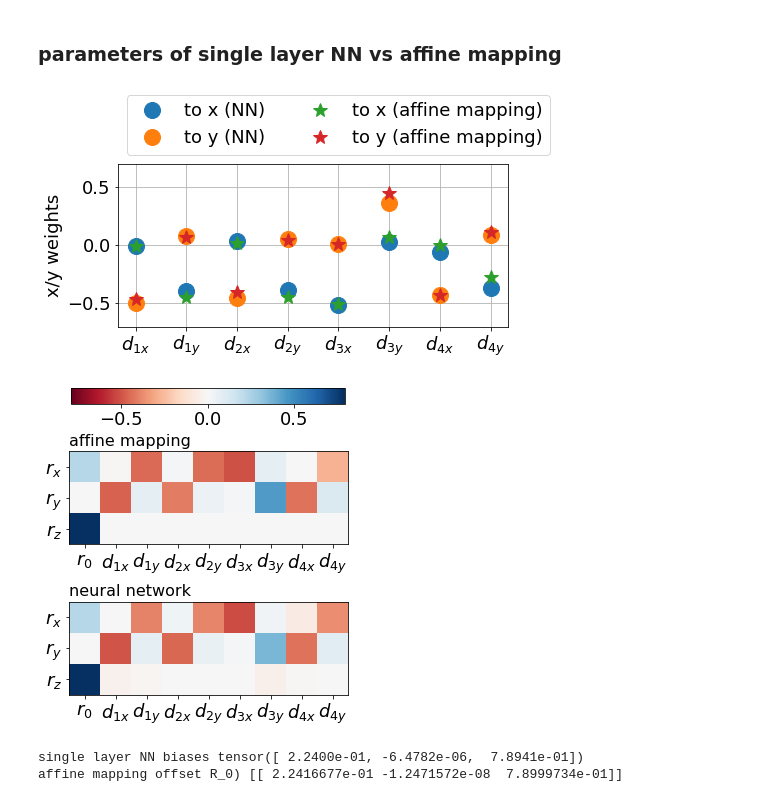
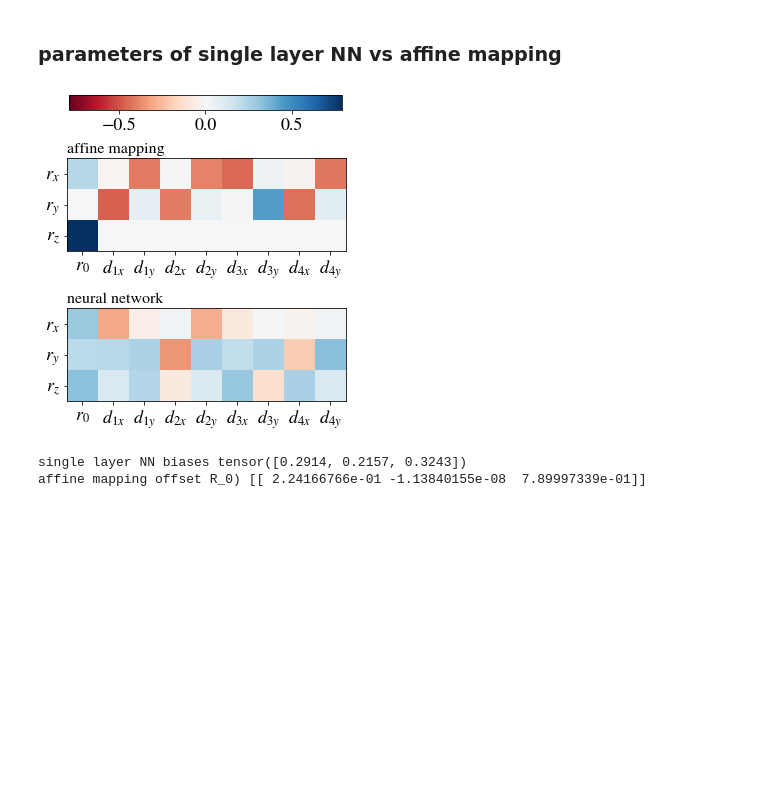
Before and after one commit to manvhah/multiarray_jasael, a Jupyter notebook: jasael.ipynb, the cells around one changed output. Saved outputs shown, nothing was run; the diff lists cells and outputs as text; code cells hidden in the pictures; blank space fills up the shorter version.

```diff
--- a/jasael.ipynb
+++ b/jasael.ipynb
@@ -681,10 +216,11 @@ LM_TRUNC = out_dim # automatically adjusted to 2 for one array
 ## LINEAR MAPPING FULL CASE
 #rcond = .01 # truncate singular vectors < .01 (normalized by maximum)
 
-B, R_0, U,sigma ,VH = generate_linear_transform_matrix(
+B, R_0, U,sigma ,VH = affine_transform(
     training_data.calib_doa.T,
     training_data.calib_xy[training_data.calib_id].T,
-    trunc = LM_TRUNC)
+    trunc = LM_TRUNC,
+)
 
 affine_predict = lambda doa: (R_0 + B @ doa.T).T
 
@@ -692,13 +228,17 @@ affine_predict = lambda doa: (R_0 + B @ doa.T).T
 fit = [affine_predict(training_data.calib_doa[training_data.calib_id==ii]) for ii in np.unique(training_data.calib_id)]
 reference = training_data.calib_xy[training_data.calib_id]
 print("MSE training: ", np.sum((np.vstack(fit)-reference)**2)/len(reference))
-show_localization(fit, label = 'affine mapping fit\nSVD truncated at {:.2f}'.format(LM_TRUNC))
+print('affine mapping fit\nSVD truncated at {:.2f}'.format(LM_TRUNC))
+label= [f'point {ii+1}' for ii in range(len(TRAINING_POINTS))]
+show_localization(fit, training_data, label=label ,title='(a) calibration fit', color_refs=True, lopts=dict(bbox_to_anchor=(1.2,1.2)))
 plt.savefig('./fig/'+tag+'_0_affine_reference_calib.pdf',bbox_inches='tight',pad_inches=0)
 
 # predict test data localizations
 predictions = [affine_predict(td.numpy()) for td in test_cases]
-opts = {'ylims':[-.8,2.8],'xlims':[-2.1,2.1]}
-show_localization(predictions, label= 'affine mapping prediction\nSVD truncated at {:.2f}'.format(LM_TRUNC),**opts)
+opts = {'ylims':[-.7,2.4],'xlims':[-2.1,2.1]}
+label= 'affine mapping prediction\nSVD truncated at {:.2f}'.format(LM_TRUNC)
+label = test_labels
+show_localization(predictions, training_data, label=label ,**opts,title = "4 arrays")
 plt.savefig('./fig/'+tag+'_0_affine_reference.pdf',bbox_inches='tight', pad_inches=0)
 plt.show()
 # %% [output]
@@ -944,12 +480,12 @@ singlelayer = SingleLayer(training_data.calib_doa.shape[1],out_dim)
 
 learning_rate = 3e-2
 batch_size = 300
-epochs = 2000
+epochs = 1000
 weight_decay=.0005 #somewhat equal to truncated svd in the linear case
 #weight_decay=0 # no regularization
 b_truncate_training_data_nn = False
 
-training_data    = MultiarrayDoaDataset(filepath, out_dim, filter_array_idx, points)
+training_data    = MultiarrayDoaDataset(filepath, TRAINING_POINTS, out_dim, filter_array_idx)
 train_dataloader = DataLoader(training_data, batch_size = 5, shuffle = True)
 if b_truncate_training_data_nn:
     _,_, U,sigma ,VH = generate_linear_transform_matrix(
@@ -958,6 +494,5 @@ if b_truncate_training_data_nn:
         trunc = LM_TRUNC)
     training_data.calib_doa = ((U[:,:LM_TRUNC]@np.diag(sigma[:LM_TRUNC]))@VH[:LM_TRUNC]).T
 
-
 loss_fn = nn.MSELoss()
 optimizer = torch.optim.SGD(singlelayer.parameters(), lr=learning_rate, weight_decay=weight_decay)
@@ -1002,30 +537,9 @@ MSE training:  8.225207527478536e-05
 #for name, param in singlelayer.named_parameters():
 #    print(f"Layer: {name} | Size: {param.size()} | Values : {param[:2]} \n")
 
-if b_divide_by_z:
-    idxsort = np.arange(0,2*len(training_data.arrays))
-else:
-    idxsort = np.arange(0,3*len(training_data.arrays))
-
-plt.figure(figsize=(7,3))
-plt.plot(layers[-2][0][idxsort],'o',markersize=16,label='to x (NN)')
-plt.plot(layers[-2][1][idxsort],'o',markersize=16,label='to y (NN)')
-plt.plot(B[0][idxsort],'*', markersize=14, label='to x (affine mapping)')
-plt.plot(B[1][idxsort],'*', markersize=14, label='to y (affine mapping)')
-plt.legend(ncol=2, bbox_to_anchor=(0,1),loc='lower left')
-plt.grid()
-plt.gca().set_xticks(np.arange(2*len(training_data.arrays)))
-xticklist = [
-    '$d_{1x}$', '$d_{1y}$',
-    '$d_{2x}$', '$d_{2y}$',
-    '$d_{3x}$', '$d_{3y}$',
-    '$d_{4x}$', '$d_{4y}$',
-            ]
-plt.gca().set_xticklabels(xticklist)
-plt.ylabel('x/y weights')
-plt.ylim([-.7,.7])
-plt.savefig('./fig/'+tag+'_coeffs2.pdf',bbox_inches='tight', pad_inches=0)
-plt.show()
+#if b_divide_by_z:
+idxsort = np.arange(0,2*len(training_data.arrays))
+#else: idxsort = np.arange(0,3*len(training_data.arrays))
 
 fig=plt.figure(figsize=(5,5.5))
 nncoeff = np.hstack([layers[-1][:,np.newaxis],layers[-2].numpy()])
@@ -1035,34 +549,33 @@ vmax = np.max([-np.min(combined), np.max(combined)])
 opts = {'cmap':'RdBu','vmin':-vmax,'vmax':vmax}
 for ii in range(1,3):
     plt.subplot(2,1,ii)
     if ii == 1:
         im = plt.imshow(afcoeff,**opts)
         plt.title('affine mapping',fontsize=16,loc='left')
     elif ii == 2:
         im = plt.imshow(nncoeff,**opts)
         plt.title('neural network',fontsize=16,loc='left')
     plt.gca().set_xticks(range(9))
     xticklist = [ '$r_0$',
         '$d_{1x}$', '$d_{1y}$',
         '$d_{2x}$', '$d_{2y}$',
         '$d_{3x}$', '$d_{3y}$',
         '$d_{4x}$', '$d_{4y}$', ]
     plt.gca().set_xticklabels(xticklist)
     plt.gca().set_yticks([0,1,2])
     plt.gca().set_yticklabels(['$r_x$','$r_y$','$r_z$'])
 # cbar_ax = fig.add_axes([0.85, 0.19, 0.05, 0.62]) # vertical
 # fig.subplots_adjust(bottom=0.15)
 # cbar_ax = fig.add_axes([.13,.05,.76,.04]) # below
 fig.subplots_adjust(top=.82)
 cbar_ax = fig.add_axes([.13,.90,.76,.04]) # above
 fig.colorbar(im, cax=cbar_ax,orientation='horizontal')
 plt.savefig('./fig/'+tag+'_coeffs.pdf',bbox_inches='tight', pad_inches=0)
 plt.show()
 
 print('single layer NN biases', layers[-1])
 print('affine mapping offset R_0)', R_0.T)
 # %% [output]
-[figure, old version]
+[figure, new version]
-[figure, removed]
-single layer NN biases tensor([ 2.2400e-01, -6.4782e-06,  7.8941e-01])
-affine mapping offset R_0) [[ 2.2416677e-01 -1.2471572e-08  7.8999734e-01]]
+single layer NN biases tensor([0.2914, 0.2157, 0.3243])
+affine mapping offset R_0) [[ 2.24166766e-01 -1.13840155e-08  7.89997339e-01]]
```
Also changed, not shown: parts of 29 cells of this notebook, 3 other files.
